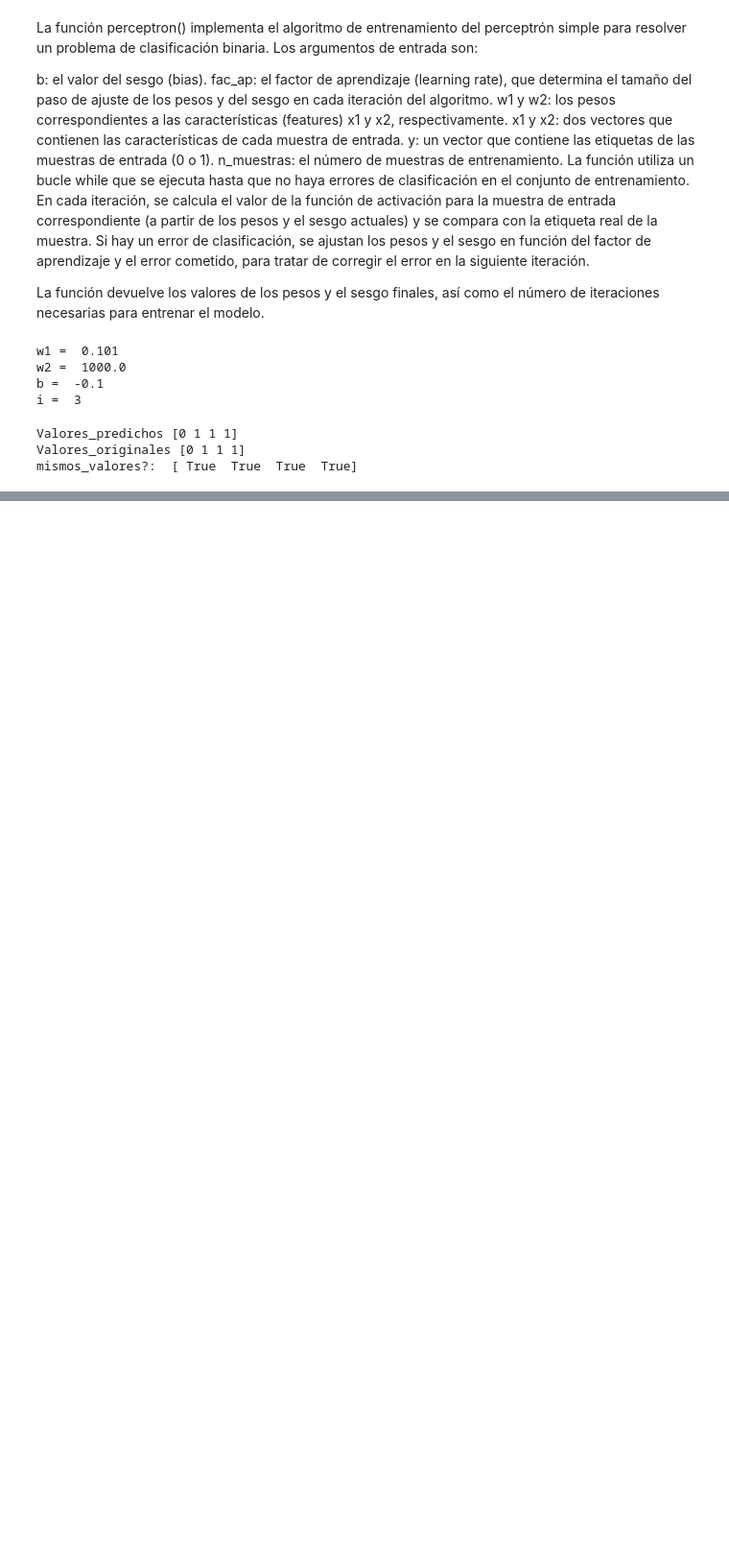
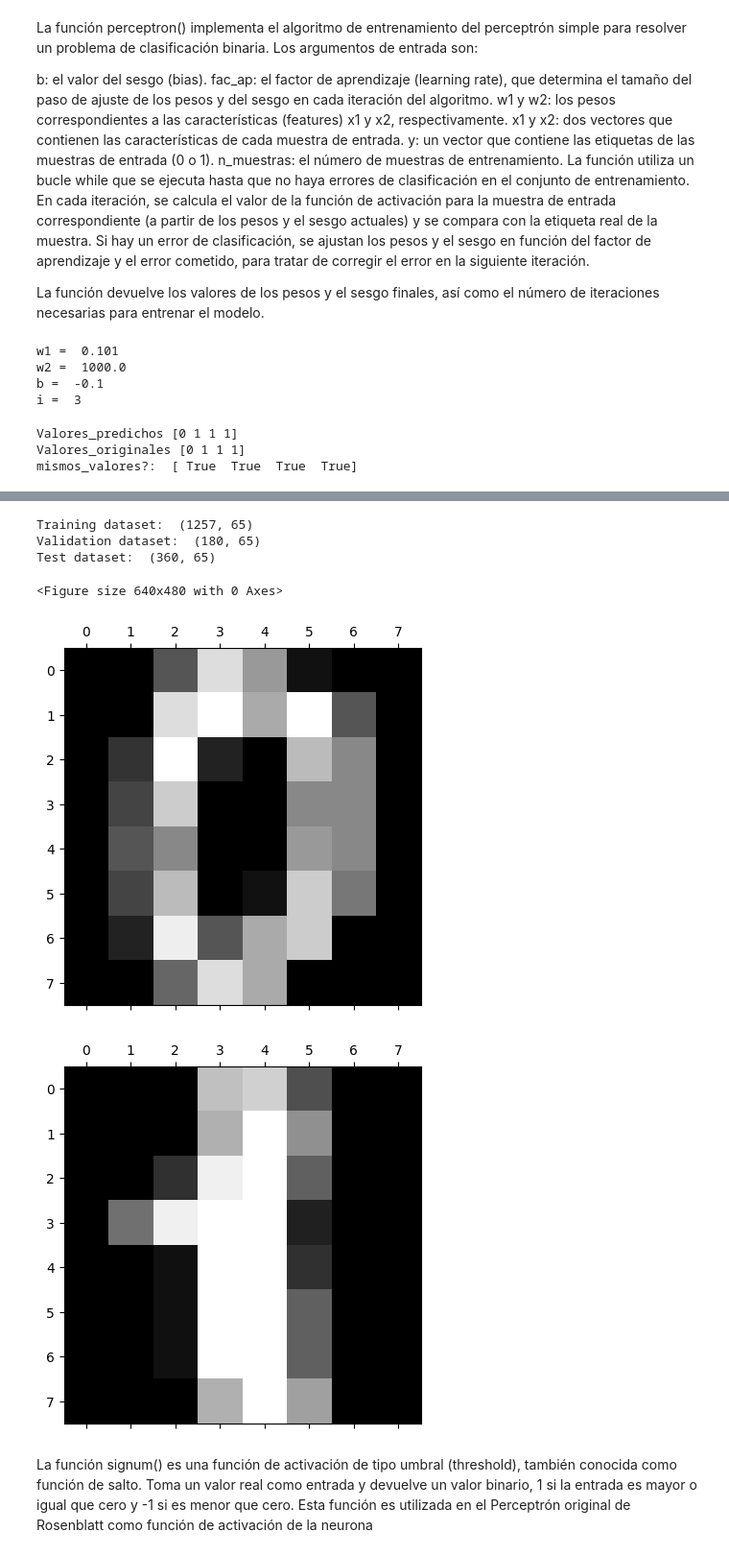
Before and after one commit to jsebastianquiroga/Analitica_2, a Jupyter notebook: DL/introduction_2_DL.ipynb, the cells around one changed output, grey strips where cells are left out. Shown at 96% size. Cells and saved outputs as stored; diff of their text form; code cells hidden in the pictures; blank space fills up the shorter version.

```diff
--- a/DL/introduction_2_DL.ipynb
+++ b/DL/introduction_2_DL.ipynb
@@ -102,0 +225,25 @@ mismos_valores?:  [ True  True  True  True]
+# %%
+# construccion de los datasets de entrenamiento, validacion y test
+X_train_val, X_test, Y_train_val, Y_test = train_test_split(X, Y, shuffle=True, test_size = 0.2)
+X_train, X_val, Y_train, Y_val = train_test_split(X_train_val, Y_train_val, test_size = 0.12517)
+print("Training dataset: ", X_train.shape)
+print("Validation dataset: ", X_val.shape)
+print("Test dataset: ", X_test.shape)
+# %% [output]
+Training dataset:  (1257, 65)
+Validation dataset:  (180, 65)
+Test dataset:  (360, 65)
+# %%
+#impresion de 2 digitos de muestra
+plt.gray()
+for i in range(2):
+    plt.matshow(digits.images[i])
+plt.show();
+# %% [output]
+<Figure size 640x480 with 0 Axes>
+[figure, added]
+[figure, added]
+# %% [markdown]
+
+
+La función signum() es una función de activación de tipo umbral (threshold), también conocida como función de salto. Toma un valor real como entrada y devuelve un valor binario, 1 si la entrada es mayor o igual que cero y -1 si es menor que cero. Esta función es utilizada en el Perceptrón original de Rosenblatt como función de activación de la neurona
```
Also changed, not shown: parts of 37 cells of this notebook.
